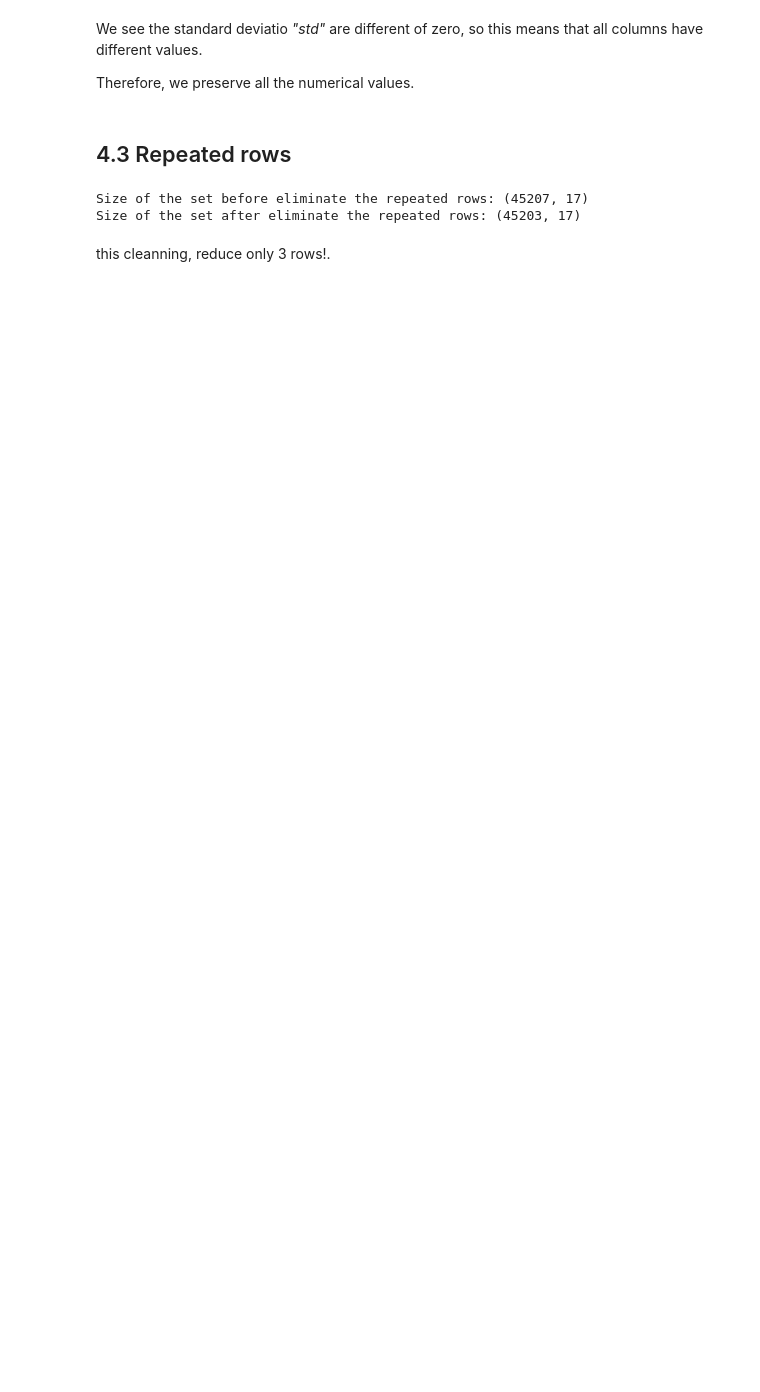
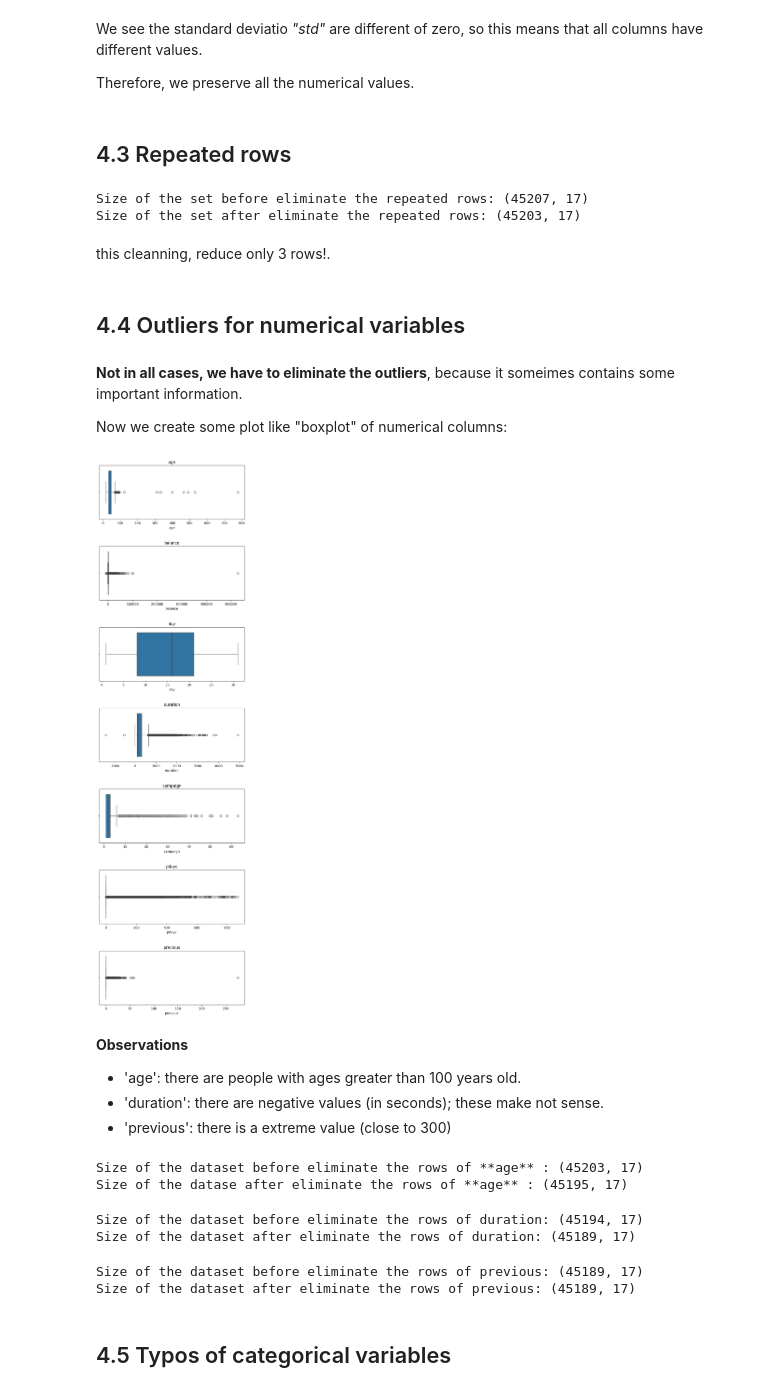
Before and after one commit to MarioSolisB/Profile_of_a_bank_coustomer, a Jupyter notebook: Cleaning_data.ipynb, the cells around one changed output. Saved outputs shown, nothing was run; the diff lists cells and outputs as text; code cells hidden in the pictures; blank space fills up the shorter version.

```diff
--- a/Cleaning_data.ipynb
+++ b/Cleaning_data.ipynb
@@ -262,3 +262,56 @@ Size of the set before eliminate the repeated rows: (45207, 17)
 Size of the set after eliminate the repeated rows: (45203, 17)
 # %% [markdown]
 this cleanning, reduce only 3 rows!.
+# %% [markdown]
+## 4.4 Outliers for numerical variables
+# %% [markdown]
+**Not in all cases, we have to eliminate the outliers**, because it someimes contains some important information.
+
+Now we create some plot like "boxplot" of numerical columns:
+# %%
+# Generate individual plot for the numerical variables, they are in different ranges
+
+cols_num = ['age', 'balance', 'day', 'duration', 'campaign', 'pdays', 'previous']
+
+fig, ax = plt.subplots(nrows=7, ncols=1, figsize=(8,30))
+fig.subplots_adjust(hspace=0.5)
+
+for i, col in enumerate(cols_num):
+    sns.boxplot(x=col, data=data, ax=ax[i]) # "boxplot" can allow us to see the outliers points
+    ax[i].set_title(col)
+# %% [output]
+[figure, added]
+# %% [markdown]
+**Observations**
+- 'age': there are people with ages greater than 100 years old.
+- 'duration': there are negative values (in seconds); these make not sense.
+- 'previous': there is a extreme value (close to 300)
+# %%
+# Eliminate the age rows with 'age'>100
+
+print(f'Size of the dataset before eliminate the rows of age : {data.shape}')
+data = data[data['age']<=100]
+print(f'Size of the datase after eliminate the rows of age : {data.shape}')
+# %% [output]
+Size of the dataset before eliminate the rows of **age** : (45203, 17)
+Size of the datase after eliminate the rows of **age** : (45195, 17)
+# %%
+# Eliminate the rows with 'duration'<0
+
+print(f'Size of the dataset before eliminate the rows of duration: {data.shape}')
+data = data[data['duration']>0] # We preserve the values that greater of 0
+print(f'Size of the dataset after eliminate the rows of duration: {data.shape}')
+# %% [output]
+Size of the dataset before eliminate the rows of duration: (45194, 17)
+Size of the dataset after eliminate the rows of duration: (45189, 17)
+# %%
+# Eliminate the rows with 'previous'>100
+
+print(f'Size of the dataset before eliminate the rows of previous: {data.shape}')
+data = data[data['previous']<=100] # We preserve the values that lower of 100
+print(f'Size of the dataset after eliminate the rows of previous: {data.shape}')
+# %% [output]
+Size of the dataset before eliminate the rows of previous: (45189, 17)
+Size of the dataset after eliminate the rows of previous: (45189, 17)
+# %% [markdown]
+## 4.5 Typos of categorical variables
```
Also changed, not shown: parts of 1 cell of this notebook.
